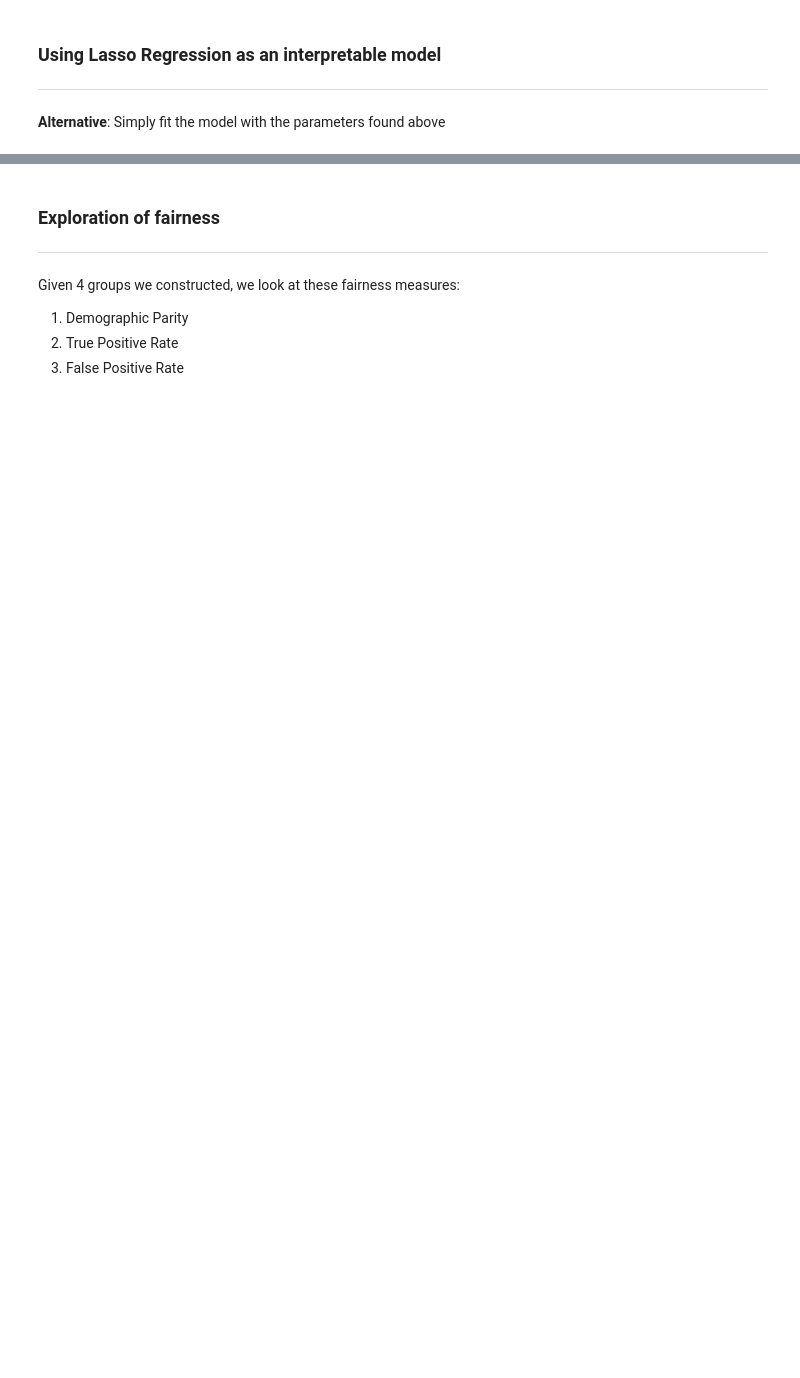
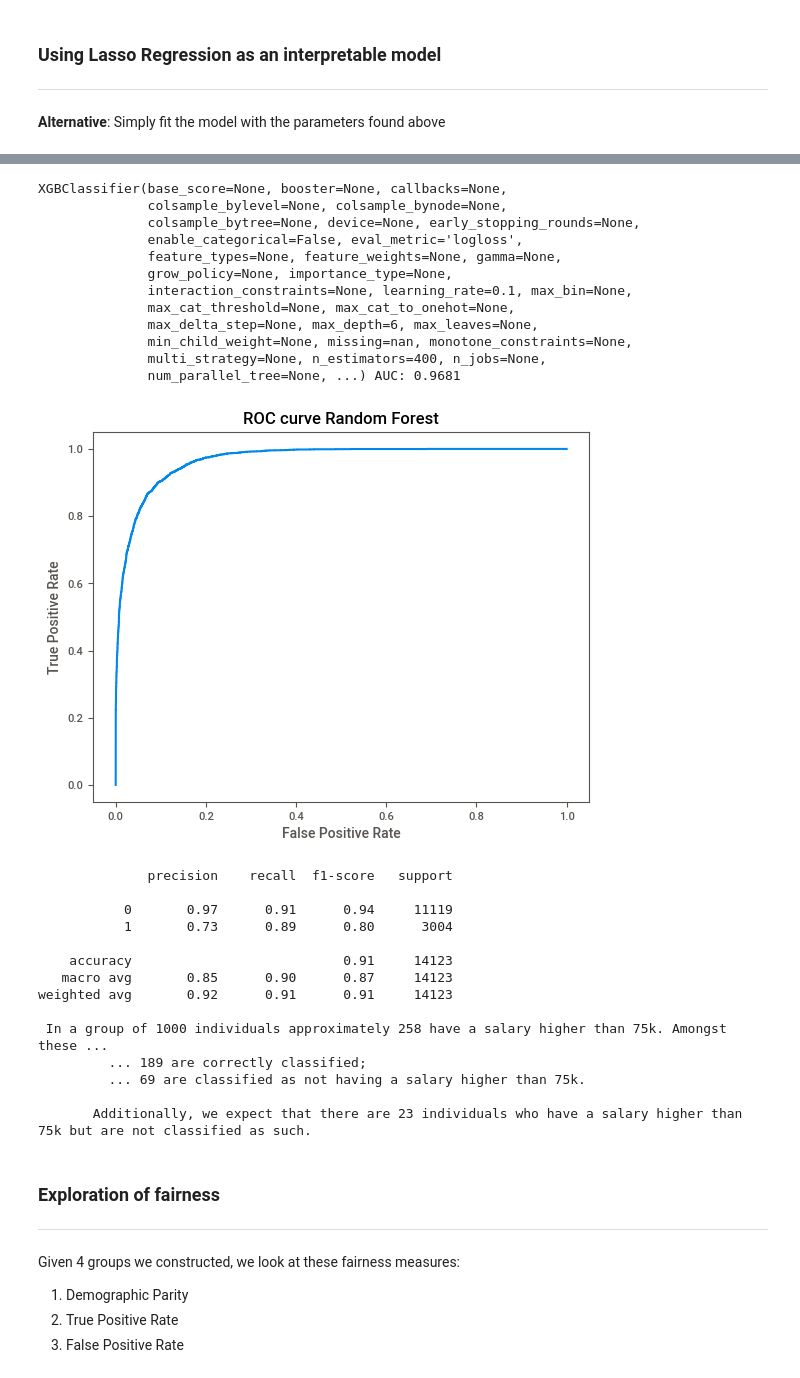
Before and after one commit to noortje00/EDSY3-FTIML-P2, a Jupyter notebook: FTIML_Assignment_2_2026.ipynb, the cells around one changed output, grey strips where cells are left out. Drawn from its saved outputs; the diff is of its cells as text; code cells hidden in the pictures; blank space fills up the shorter version.

```diff
--- a/FTIML_Assignment_2_2026.ipynb
+++ b/FTIML_Assignment_2_2026.ipynb
@@ -444,0 +494,29 @@ lasso_coef_table.style.background_gradient(cmap="viridis")
+# %%
+from xgboost import XGBClassifier
+from sklearn.model_selection import StratifiedKFold
+
+param_grid_xgb = {
+    'n_estimators': [200, 300, 400],
+    'max_depth': [4, 6, 8],
+    'learning_rate': [0.05, 0.1, 0.2],
+}
+
+stratifier = StratifiedKFold(n_splits=5, shuffle=True, random_state=42)
+
+grid_search_xgb = GridSearchCV(
+    estimator=XGBClassifier(
+        scale_pos_weight=(y_train == 0).sum() / (y_train == 1).sum(),
+        random_state=42,
+        eval_metric='logloss',
+        verbosity=0
+    ),
+    param_grid=param_grid_xgb,
+    scoring='roc_auc',
+    cv=stratifier,
+    n_jobs=-1,
+)
+
+grid_search_xgb.fit(X_train, y_train)
+
+print(f"Best params: {grid_search_xgb.best_params_}")
+xgb = grid_search_xgb.best_estimator_
@@ -444,0 +527,13 @@ lasso_coef_table.style.background_gradient(cmap="viridis")
+# %%
+from xgboost import XGBClassifier
+
+xgb = XGBClassifier(
+    n_estimators=400,
+    max_depth=6,
+    learning_rate=0.1,
+    scale_pos_weight=(y_train == 0).sum() / (y_train == 1).sum(),  # handles imbalance
+    random_state=42,
+    eval_metric='logloss',
+    verbosity=0
+)
+xgb.fit(X_train, y_train)
@@ -445,3 +553,33 @@ lasso_coef_table.style.background_gradient(cmap="viridis")
+# %%
+evaluate_model(xgb, X_test, y_test)
+# %% [output]
+XGBClassifier(base_score=None, booster=None, callbacks=None,
+              colsample_bylevel=None, colsample_bynode=None,
+              colsample_bytree=None, device=None, early_stopping_rounds=None,
+              enable_categorical=False, eval_metric='logloss',
+              feature_types=None, feature_weights=None, gamma=None,
+              grow_policy=None, importance_type=None,
+              interaction_constraints=None, learning_rate=0.1, max_bin=None,
+              max_cat_threshold=None, max_cat_to_onehot=None,
+              max_delta_step=None, max_depth=6, max_leaves=None,
+              min_child_weight=None, missing=nan, monotone_constraints=None,
+              multi_strategy=None, n_estimators=400, n_jobs=None,
+              num_parallel_tree=None, ...) AUC: 0.9681
+[figure, added]
+              precision    recall  f1-score   support
+
+           0       0.97      0.91      0.94     11119
+           1       0.73      0.89      0.80      3004
+
+    accuracy                           0.91     14123
+   macro avg       0.85      0.90      0.87     14123
+weighted avg       0.92      0.91      0.91     14123
+
+ In a group of 1000 individuals approximately 258 have a salary higher than 75k. Amongst these ...
+         ... 189 are correctly classified;
+         ... 69 are classified as not having a salary higher than 75k.
+
+       Additionally, we expect that there are 23 individuals who have a salary higher than 75k but are not classified as such.
 # %% [markdown]
 ### Exploration of fairness
 ---
```
Also changed, not shown: parts of 23 cells of this notebook, 5 other files.
